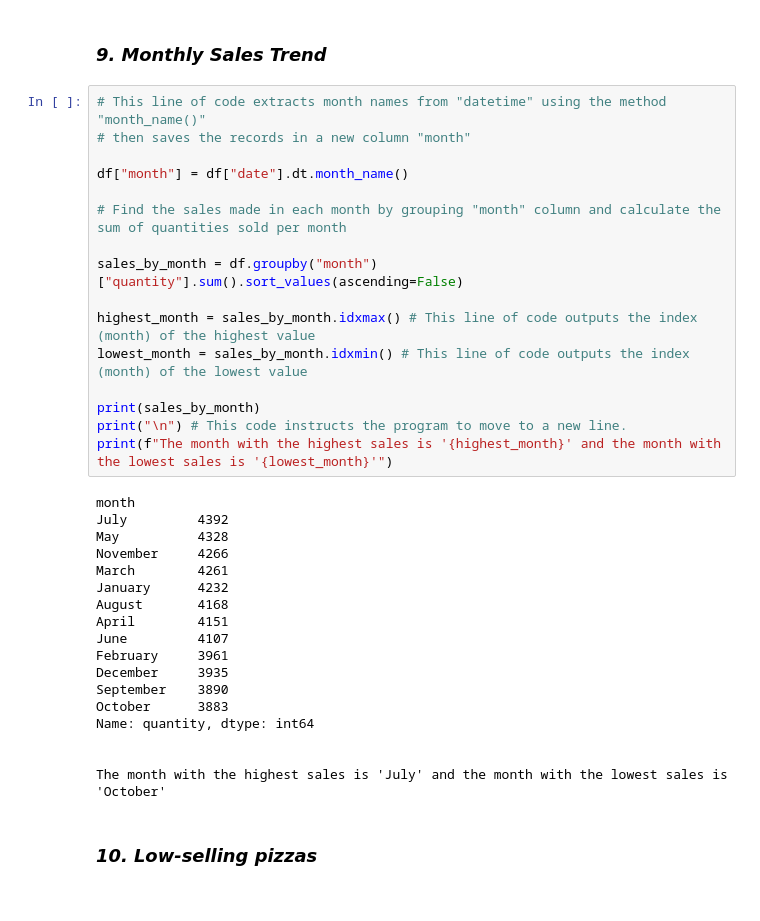
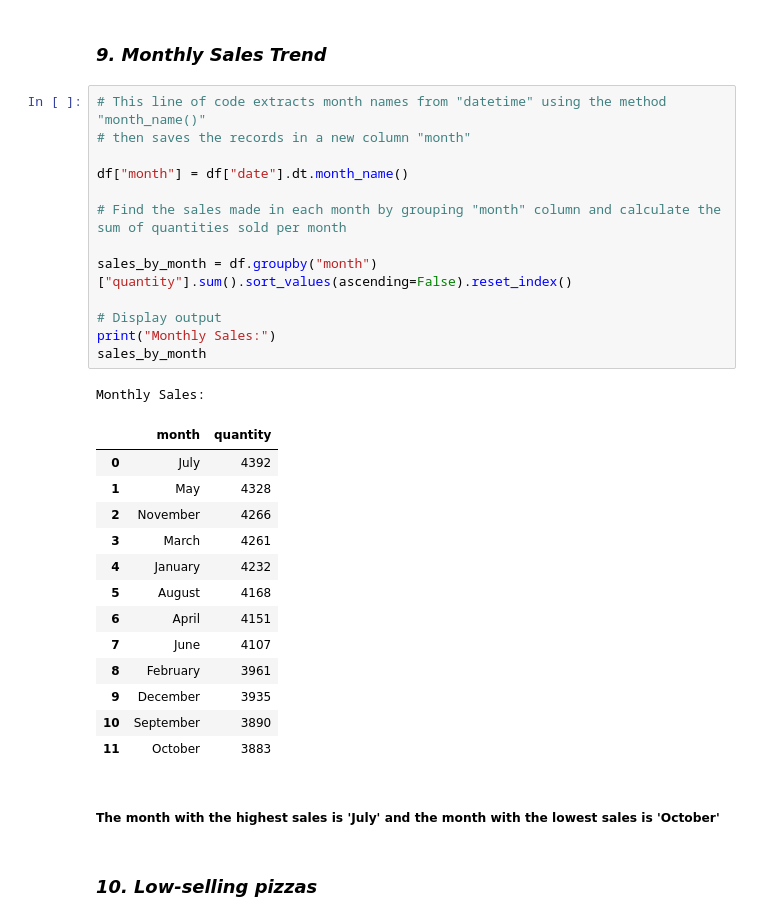
Before and after one commit to Han-Myo/Pizza-Sales-Analysis, a Jupyter notebook: Hanmyo Ibifuro George.ipynb, the cells around one changed output. Drawn from its saved outputs; the diff is of its cells as text.

```diff
--- a/Hanmyo Ibifuro George.ipynb
+++ b/Hanmyo Ibifuro George.ipynb
@@ -610,37 +602,33 @@ Based on total quantity sold, the **five best-selling pizzas** are: **Classic De
 # %%
 # This line of code extracts month names from "datetime" using the method "month_name()"
 # then saves the records in a new column "month"
 
 df["month"] = df["date"].dt.month_name()
 
 # Find the sales made in each month by grouping "month" column and calculate the sum of quantities sold per month
 
-sales_by_month = df.groupby("month")["quantity"].sum().sort_values(ascending=False)
+sales_by_month = df.groupby("month")["quantity"].sum().sort_values(ascending=False).reset_index()
 
-highest_month = sales_by_month.idxmax() # This line of code outputs the index (month) of the highest value
-lowest_month = sales_by_month.idxmin() # This line of code outputs the index (month) of the lowest value
-
-print(sales_by_month)
-print("\n") # This code instructs the program to move to a new line.
-print(f"The month with the highest sales is '{highest_month}' and the month with the lowest sales is '{lowest_month}'")
+# Display output
+print("Monthly Sales:")
+sales_by_month
 # %% [output]
-month
-July         4392
-May          4328
-November     4266
-March        4261
-January      4232
-August       4168
-April        4151
-June         4107
-February     3961
-December     3935
-September    3890
-October      3883
-Name: quantity, dtype: int64
-
-
-The month with the highest sales is 'July' and the month with the lowest sales is 'October'
+Monthly Sales:
+|  | month | quantity |
+| 0 | July | 4392 |
+| 1 | May | 4328 |
+| 2 | November | 4266 |
+| 3 | March | 4261 |
+| 4 | January | 4232 |
+| 5 | August | 4168 |
+| 6 | April | 4151 |
+| 7 | June | 4107 |
+| 8 | February | 3961 |
+| 9 | December | 3935 |
+| 10 | September | 3890 |
+| 11 | October | 3883 |
+# %% [markdown]
+##### The month with the highest sales is 'July' and the month with the lowest sales is 'October'
 # %% [markdown]
 ### *10. Low-selling pizzas*
 # %%
```
Also changed, not shown: parts of 9 cells of this notebook.
